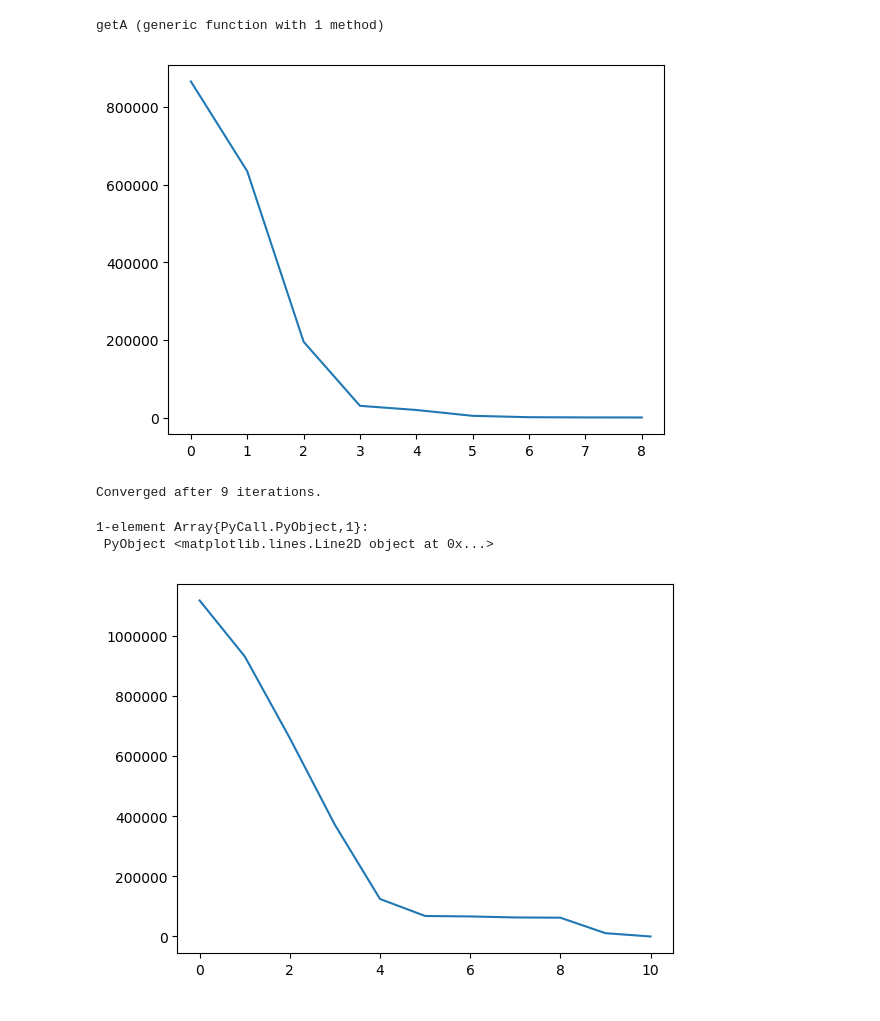
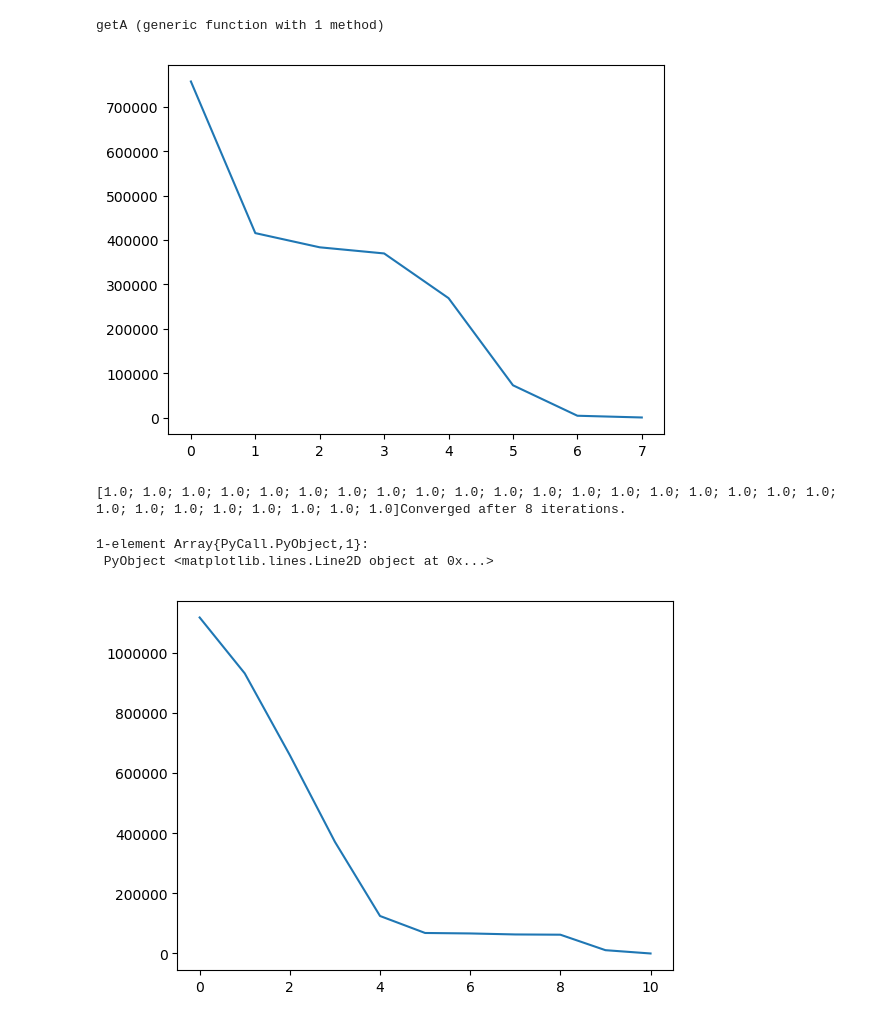
Before and after one commit to FirstSanny/Deflate, a Jupyter notebook: worksheet.ipynb, the cells around one changed output. Cells and saved outputs as stored; diff of their text form; code cells hidden in the pictures.

```diff
--- a/worksheet.ipynb
+++ b/worksheet.ipynb
@@ -68,13 +68,14 @@ end
 getA (generic function with 1 method)
 # %%
 A = getA()
-x, history = solve(A, [1.;1.;1.], prolongation1(A))
+x, history = solve(A, ones(Float64, size(A,1),1), prolongation1(A))
+print(ones(Float64, size(A,1),1))
 print(history)
 #keys(history.data)
 plot(history.data[:resnorm])
 # %% [output]
-[figure, old version]
+[figure, new version]
-Converged after 9 iterations.
+[1.0; 1.0; 1.0; 1.0; 1.0; 1.0; 1.0; 1.0; 1.0; 1.0; 1.0; 1.0; 1.0; 1.0; 1.0; 1.0; 1.0; 1.0; 1.0; 1.0; 1.0; 1.0; 1.0; 1.0; 1.0; 1.0; 1.0]Converged after 8 iterations.
 1-element Array{PyCall.PyObject,1}:
  PyObject <matplotlib.lines.Line2D object at 0x...>
 # %%
```
